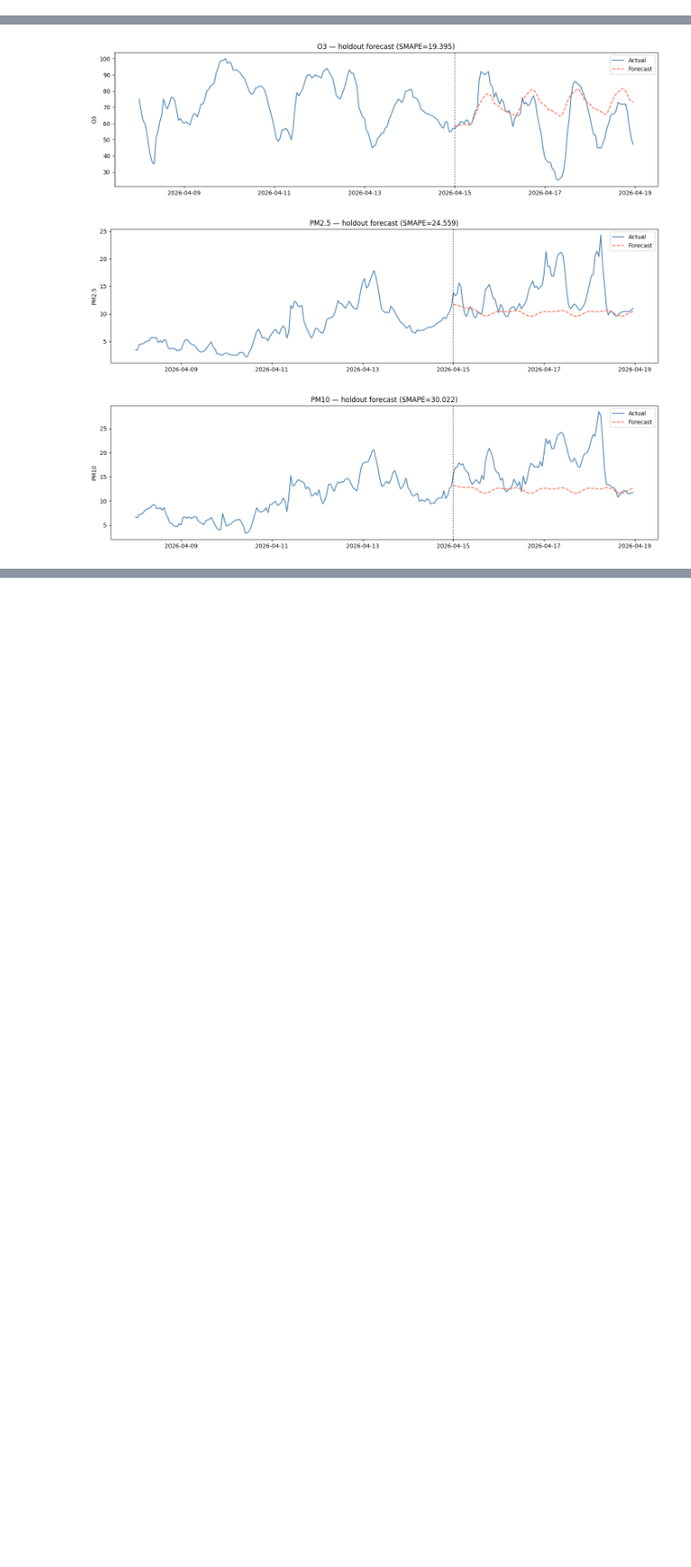
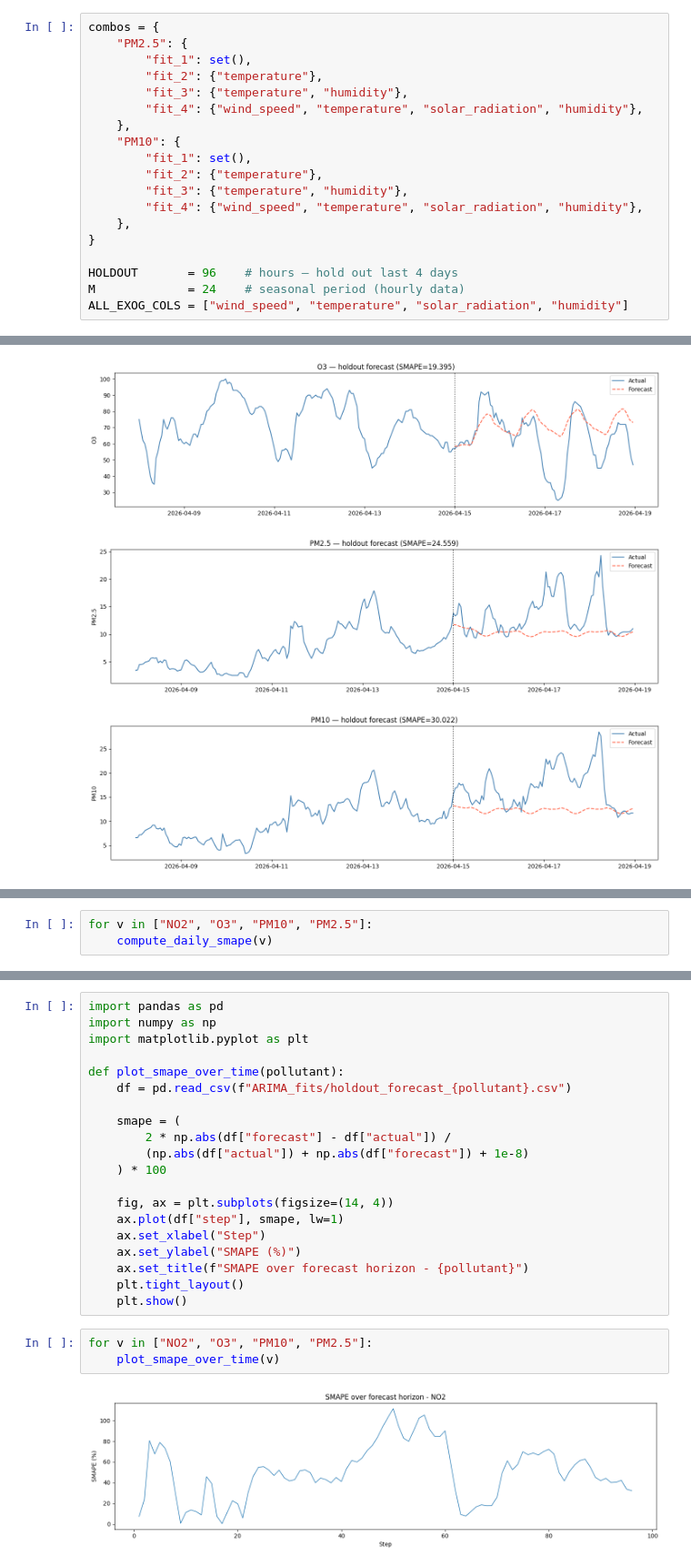
Before and after one commit to louisebphansen/air-quality-forecasting, a Jupyter notebook: ARIMA_tune_fit_CV.ipynb, the cells around one changed output, grey strips where cells are left out. Shown at 91% size. Cells and saved outputs as stored; diff of their text form; blank space fills up the shorter version.

```diff
--- a/ARIMA_tune_fit_CV.ipynb
+++ b/ARIMA_tune_fit_CV.ipynb
@@ -121,6 +121,25 @@ combos = {
 HOLDOUT       = 96    # hours — hold out last 4 days
 M             = 24    # seasonal period (hourly data)
 ALL_EXOG_COLS = ["wind_speed", "temperature", "solar_radiation", "humidity"]
+# %%
+combos = {
+    "PM2.5": {
+        "fit_1": set(),
+        "fit_2": {"temperature"},
+        "fit_3": {"temperature", "humidity"},
+        "fit_4": {"wind_speed", "temperature", "solar_radiation", "humidity"},
+    },
+    "PM10": {
+        "fit_1": set(),
+        "fit_2": {"temperature"},
+        "fit_3": {"temperature", "humidity"},
+        "fit_4": {"wind_speed", "temperature", "solar_radiation", "humidity"},
+    },
+}
+
+HOLDOUT       = 96    # hours — hold out last 4 days
+M             = 24    # seasonal period (hourly data)
+ALL_EXOG_COLS = ["wind_speed", "temperature", "solar_radiation", "humidity"]
 # %% [markdown]
 ## 3. Run pipeline
 
@@ -309,0 +370,3 @@ Warnings:
+# %%
+for v in ["NO2", "O3", "PM10", "PM2.5"]:
+    compute_daily_smape(v)
@@ -309,0 +394,25 @@ Warnings:
+# %%
+import pandas as pd
+import numpy as np
+import matplotlib.pyplot as plt
+
+def plot_smape_over_time(pollutant):
+    df = pd.read_csv(f"ARIMA_fits/holdout_forecast_{pollutant}.csv")
+
+    smape = (
+        2 * np.abs(df["forecast"] - df["actual"]) /
+        (np.abs(df["actual"]) + np.abs(df["forecast"]) + 1e-8)
+    ) * 100
+
+    fig, ax = plt.subplots(figsize=(14, 4))
+    ax.plot(df["step"], smape, lw=1)
+    ax.set_xlabel("Step")
+    ax.set_ylabel("SMAPE (%)")
+    ax.set_title(f"SMAPE over forecast horizon - {pollutant}")
+    plt.tight_layout()
+    plt.show()
+# %%
+for v in ["NO2", "O3", "PM10", "PM2.5"]:
+    plot_smape_over_time(v)
+# %% [output]
+[figure, added]
```
Also changed, not shown: parts of 5 cells of this notebook, 21 other files.
